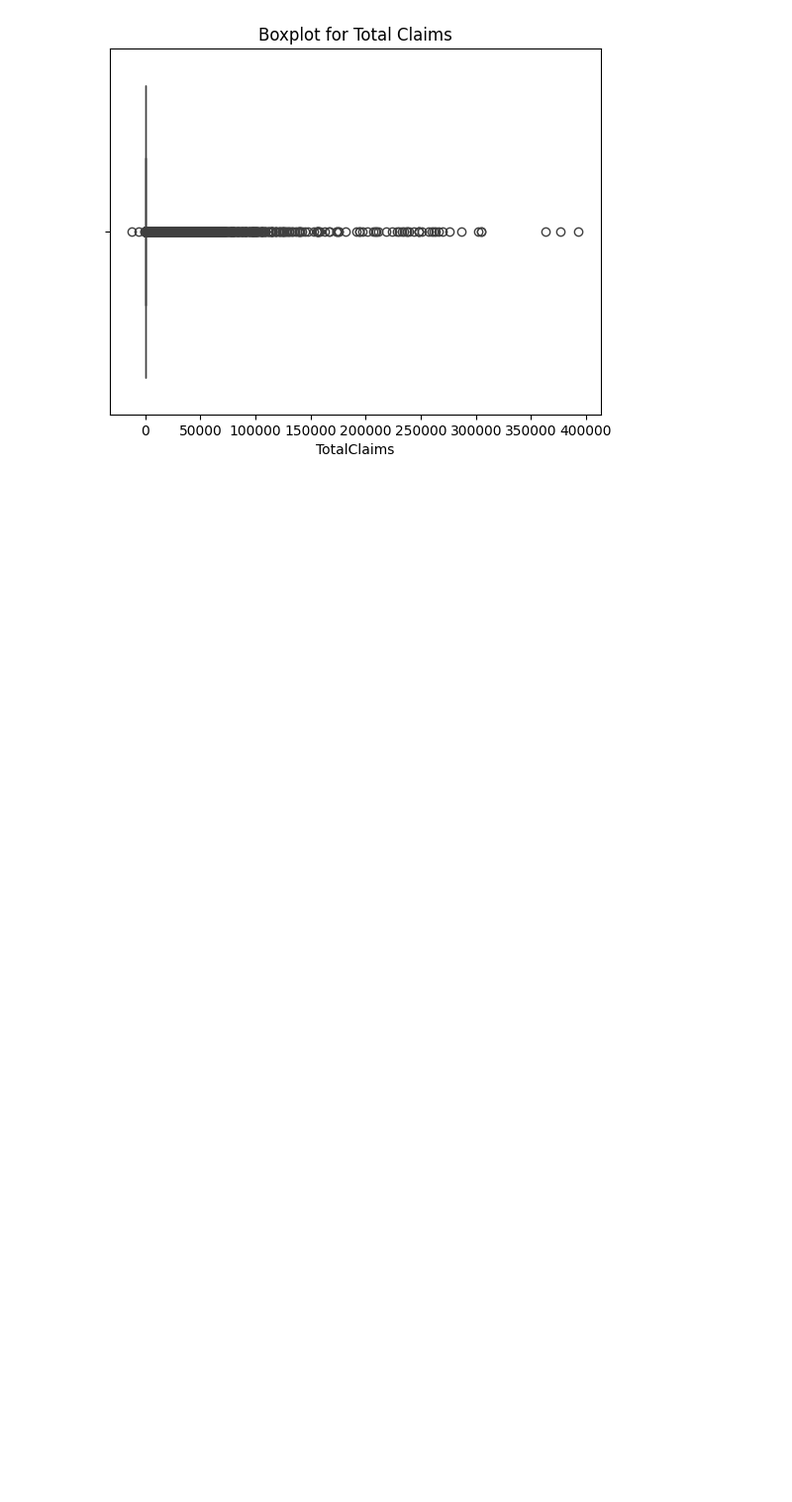
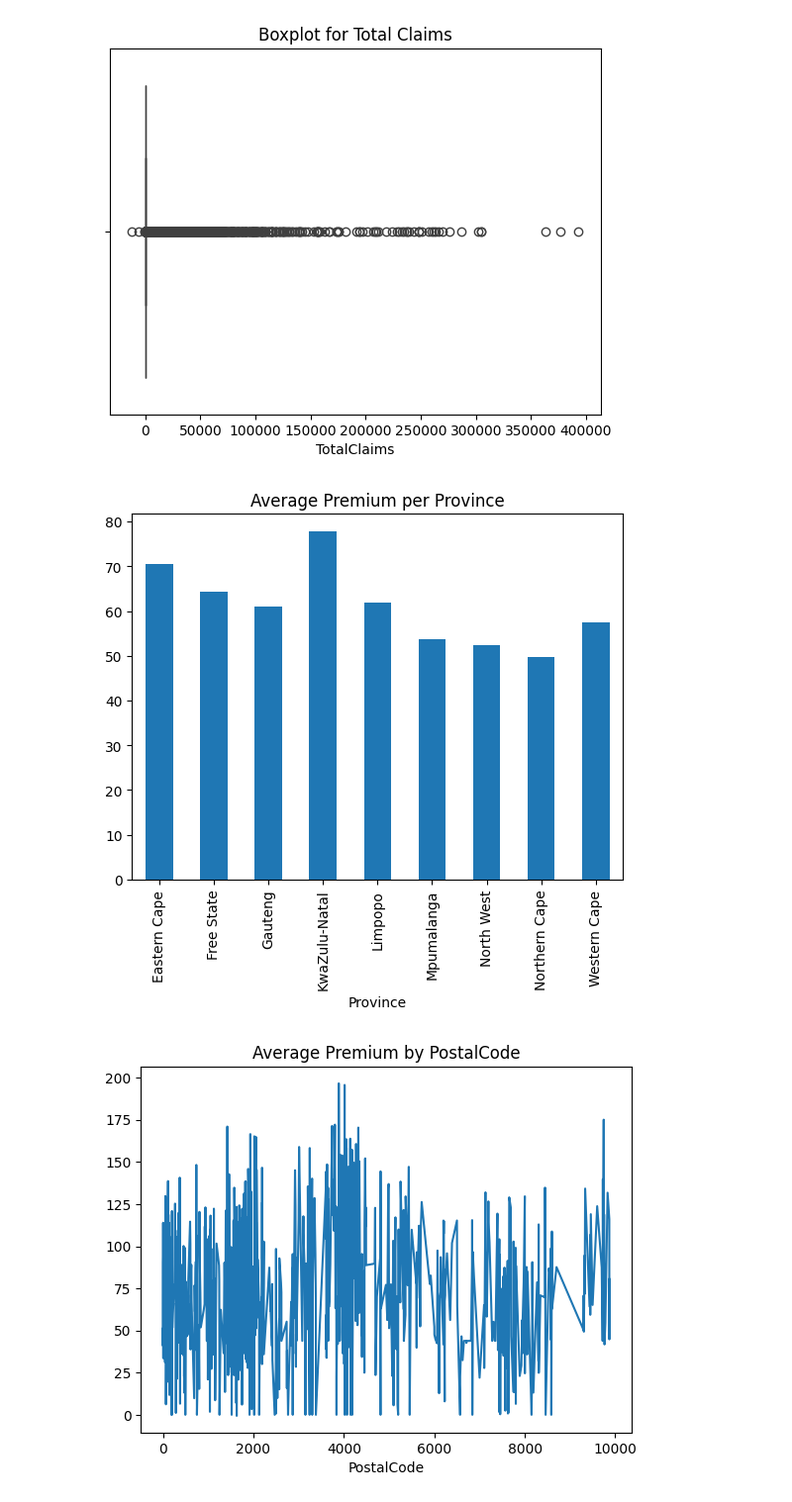
Before and after one commit to Birkity/ACIS, a Jupyter notebook: notebooks/task_1.ipynb, the cells around one changed output. Shown at 99% size. Saved outputs shown, nothing was run; the diff lists cells and outputs as text; code cells hidden in the pictures; blank space fills up the shorter version.

```diff
--- a/notebooks/task_1.ipynb
+++ b/notebooks/task_1.ipynb
@@ -165,3 +165,14 @@ plt.show()
 # %% [output]
 [figure]
 [figure]
+# %%
+df.groupby('Province')['TotalPremium'].mean().plot(kind='bar')
+plt.title('Average Premium per Province')
+plt.show()
+
+df.groupby('PostalCode')['TotalPremium'].mean().plot(kind='line')
+plt.title('Average Premium by PostalCode')
+plt.show()
+# %% [output]
+[figure, added]
+[figure, added]
```
